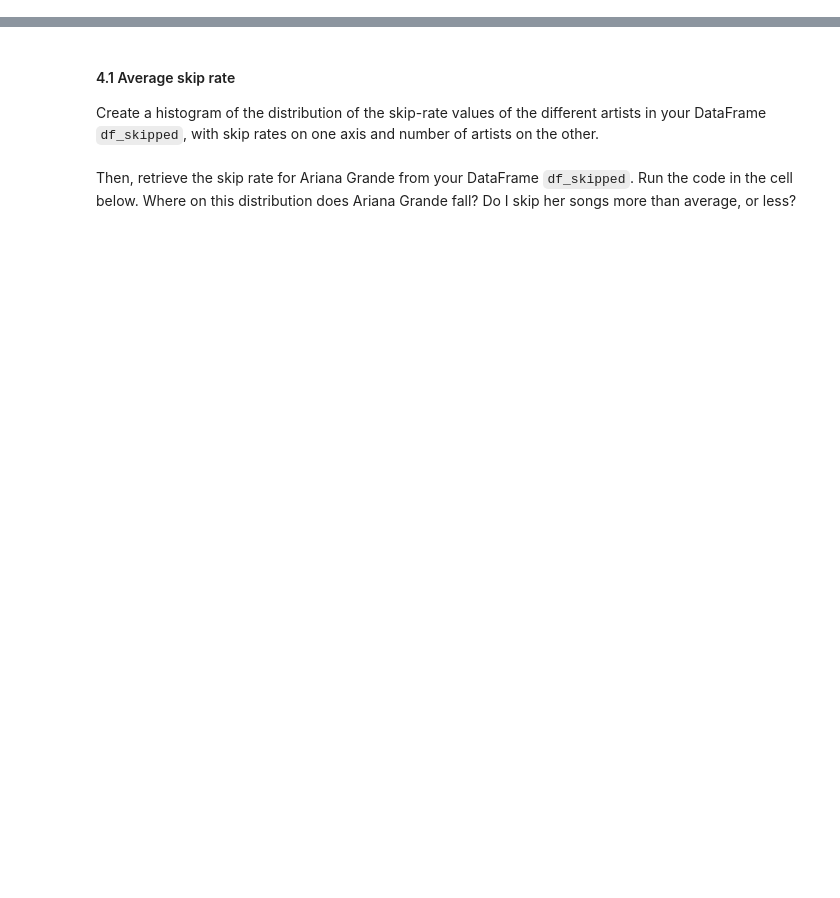
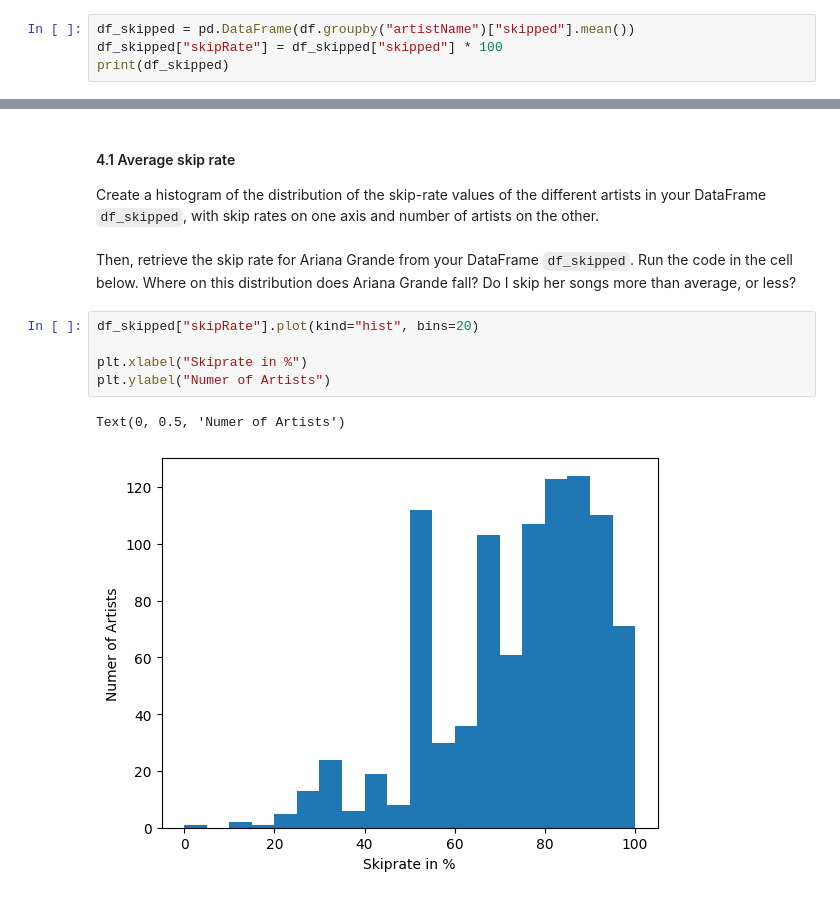
Before and after one commit to JohannesStandal/DAT200, a Jupyter notebook: CA1/CA1_spotify.ipynb, the cells around one changed output, grey strips where cells are left out. Cells and saved outputs as stored; diff of their text form; blank space fills up the shorter version.

```diff
--- a/CA1/CA1_spotify.ipynb
+++ b/CA1/CA1_spotify.ipynb
@@ -366,3 +376,7 @@ Create a pie-chart that compares amount of skipped songs to amount of non-skippe
 For each artist in the dataset, calculate which percentage of their songs was skipped. Store this information in a new DataFrame called `df_skipped`. Store the percentage of skipped songs in a new column named `SkipRate`\
 \
 **Example**: If an artist has **100** songs in your dataset and **25** of these were skipped, the percentage of skipped songs for this artist would be $\frac{25}{100}=25\%$
+# %%
+df_skipped = pd.DataFrame(df.groupby("artistName")["skipped"].mean())
+df_skipped["skipRate"] = df_skipped["skipped"] * 100
+print(df_skipped)
@@ -379,3 +451,11 @@ Create a new DataFrame called *df_ariana*, containing only rows with music by Ar
 Create a histogram of the distribution of the skip-rate values of the different artists in your DataFrame  `df_skipped`, with skip rates on one axis and number of artists on the other. \
 \
 Then, retrieve the skip rate for Ariana Grande from your DataFrame `df_skipped`. Run the code in the cell below. Where on this distribution does Ariana Grande fall? Do I skip her songs more than average, or less?
+# %%
+df_skipped["skipRate"].plot(kind="hist", bins=20)
+
+plt.xlabel("Skiprate in %")
+plt.ylabel("Numer of Artists")
+# %% [output]
+Text(0, 0.5, 'Numer of Artists')
+[figure, added]
```
Also changed, not shown: parts of 7 cells of this notebook.
